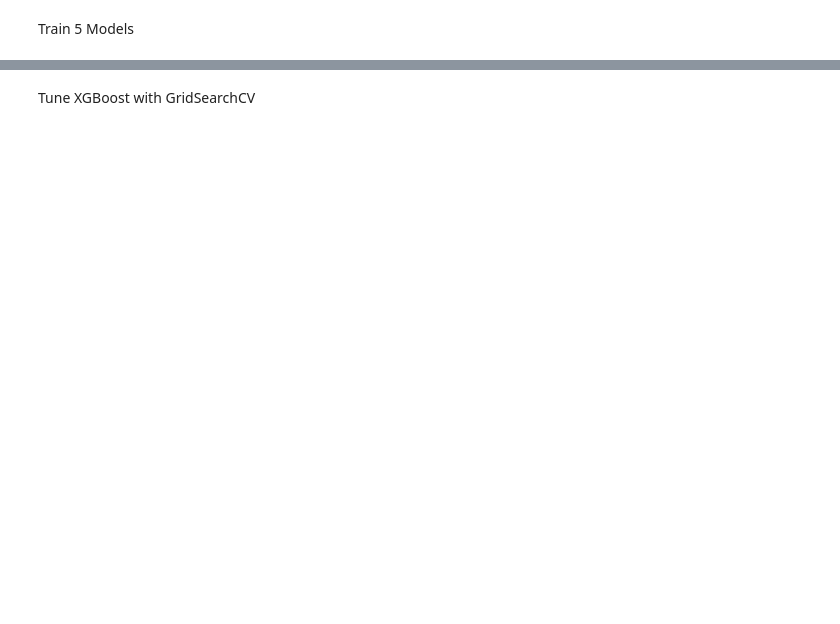
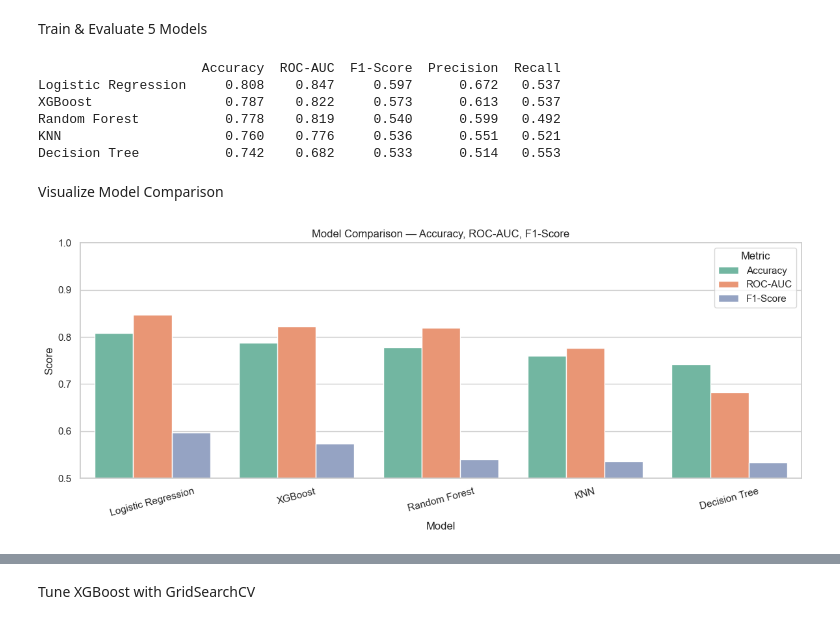
Before and after one commit to Jagmohan-Prajapati/customer-churn-prediction, a Jupyter notebook: notebooks/03_modeling.ipynb, the cells around one changed output, grey strips where cells are left out. Cells and saved outputs as stored; diff of their text form; code cells hidden in the pictures; blank space fills up the shorter version.

Commit message:
feat: model benchmarking — 5 models compared, XGBoost tuned with GridSearchCV, best model saved

```diff
--- a/notebooks/03_modeling.ipynb
+++ b/notebooks/03_modeling.ipynb
@@ -11,0 +48,12 @@ X_train, X_test, y_train, y_test = train_test_split(
+# %%
+X_train, X_test, y_train, y_test = train_test_split(
+    X, y,
+    test_size=0.2,
+    random_state=42,
+    stratify=y       # ensures same class ratio in train and test
+)
+
+print("Train size:", X_train.shape)
+print("Test size:", X_test.shape)
+print("\nTrain target distribution:\n", y_train.value_counts(normalize=True).round(3))
+print("Test target distribution:\n", y_test.value_counts(normalize=True).round(3))
@@ -12,36 +84,57 @@ X_train, X_test, y_train, y_test = train_test_split(
 # %% [markdown]
-Train 5 Models
+Train & Evaluate 5 Models
 # %%
-from sklearn.linear_model import LogisticRegression
-from sklearn.tree import DecisionTreeClassifier
-from sklearn.ensemble import RandomForestClassifier
-from sklearn.neighbors import KNeighborsClassifier
-from xgboost import XGBClassifier
-from sklearn.metrics import roc_auc_score, f1_score, classification_report
-from sklearn.preprocessing import StandardScaler
-
-scaler = StandardScaler()
-X_train_sc = scaler.fit_transform(X_train)
-X_test_sc = scaler.transform(X_test)
-
 models = {
-    'Logistic Regression': LogisticRegression(max_iter=1000),
-    'Decision Tree': DecisionTreeClassifier(random_state=42),
-    'Random Forest': RandomForestClassifier(n_estimators=100, random_state=42),
-    'KNN': KNeighborsClassifier(n_neighbors=5),
-    'XGBoost': XGBClassifier(use_label_encoder=False, eval_metric='logloss', random_state=42)
+    'Logistic Regression': LogisticRegression(max_iter=1000, random_state=42),
+    'Decision Tree':       DecisionTreeClassifier(random_state=42),
+    'Random Forest':       RandomForestClassifier(n_estimators=100, random_state=42),
+    'KNN':                 KNeighborsClassifier(n_neighbors=5),
+    'XGBoost':             XGBClassifier(use_label_encoder=False,
+                                         eval_metric='logloss',
+                                         random_state=42)
 }
 
 results = {}
 for name, model in models.items():
     model.fit(X_train_sc, y_train)
     preds = model.predict(X_test_sc)
-    probs = model.predict_proba(X_test_sc)[:,1]
+    probs = model.predict_proba(X_test_sc)[:, 1]
+
     results[name] = {
-        'ROC-AUC': round(roc_auc_score(y_test, probs), 3),
-        'F1-Score': round(f1_score(y_test, preds), 3)
+        'Accuracy':  round(accuracy_score(y_test, preds), 3),
+        'ROC-AUC':   round(roc_auc_score(y_test, probs), 3),
+        'F1-Score':  round(f1_score(y_test, preds), 3),
+        'Precision': round(precision_score(y_test, preds), 3),
+        'Recall':    round(recall_score(y_test, preds), 3)
     }
 
-import pandas as pd
 results_df = pd.DataFrame(results).T.sort_values('ROC-AUC', ascending=False)
 print(results_df)
+# %% [output]
+                     Accuracy  ROC-AUC  F1-Score  Precision  Recall
+Logistic Regression     0.808    0.847     0.597      0.672   0.537
+XGBoost                 0.787    0.822     0.573      0.613   0.537
+Random Forest           0.778    0.819     0.540      0.599   0.492
+KNN                     0.760    0.776     0.536      0.551   0.521
+Decision Tree           0.742    0.682     0.533      0.514   0.553
+# %% [markdown]
+Visualize Model Comparison
+# %%
+results_df_plot = results_df[['Accuracy', 'ROC-AUC', 'F1-Score']].reset_index()
+results_df_melted = results_df_plot.melt(id_vars='index',
+                                          var_name='Metric',
+                                          value_name='Score')
+
+plt.figure(figsize=(12, 5))
+sns.barplot(data=results_df_melted, x='index', y='Score',
+            hue='Metric', palette='Set2')
+plt.title('Model Comparison — Accuracy, ROC-AUC, F1-Score')
+plt.xlabel('Model')
+plt.ylabel('Score')
+plt.ylim(0.5, 1.0)
+plt.xticks(rotation=15)
+plt.tight_layout()
+plt.savefig('../data/model_comparison.png', dpi=150)
+plt.show()
+# %% [output]
+[figure, added]
```
Also changed, not shown: parts of 20 cells of this notebook, 6 other files.
